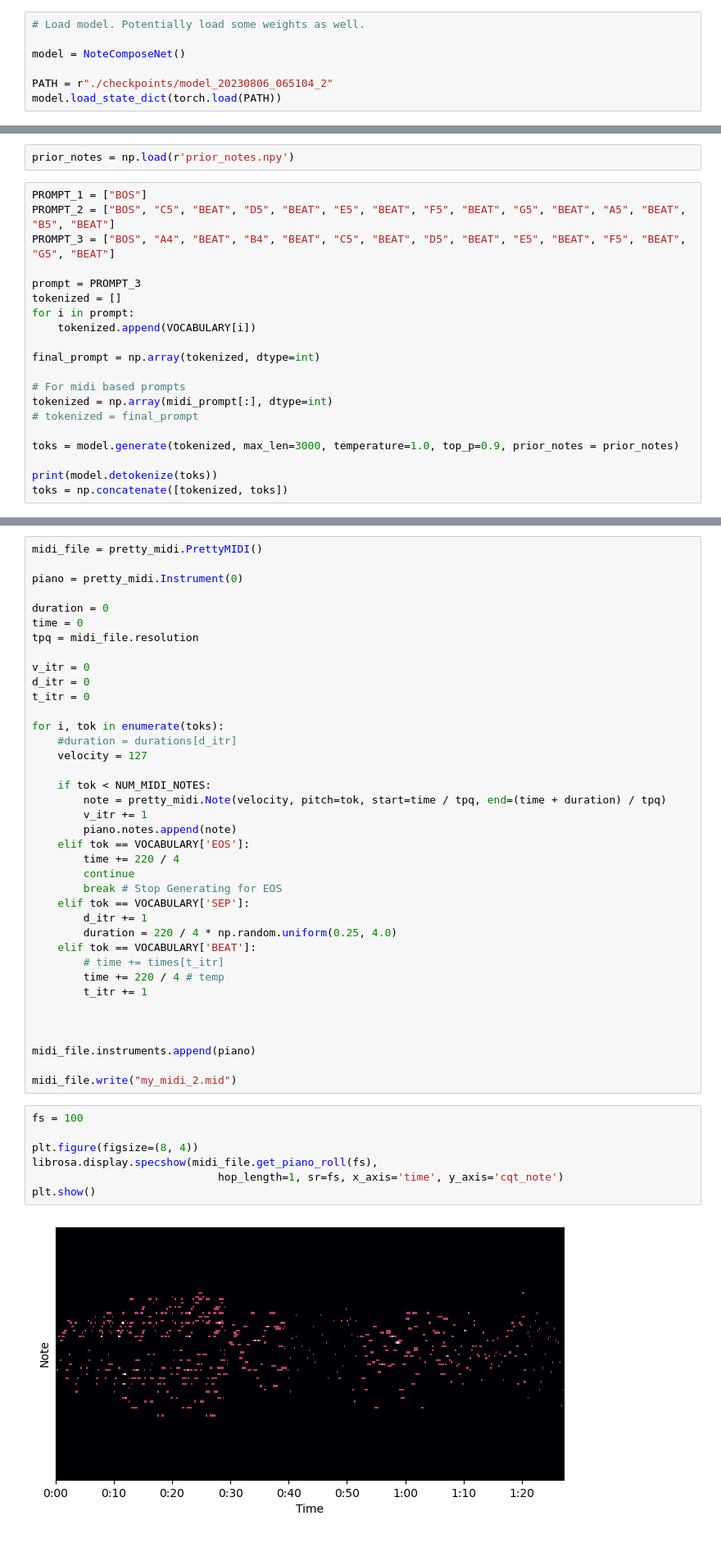
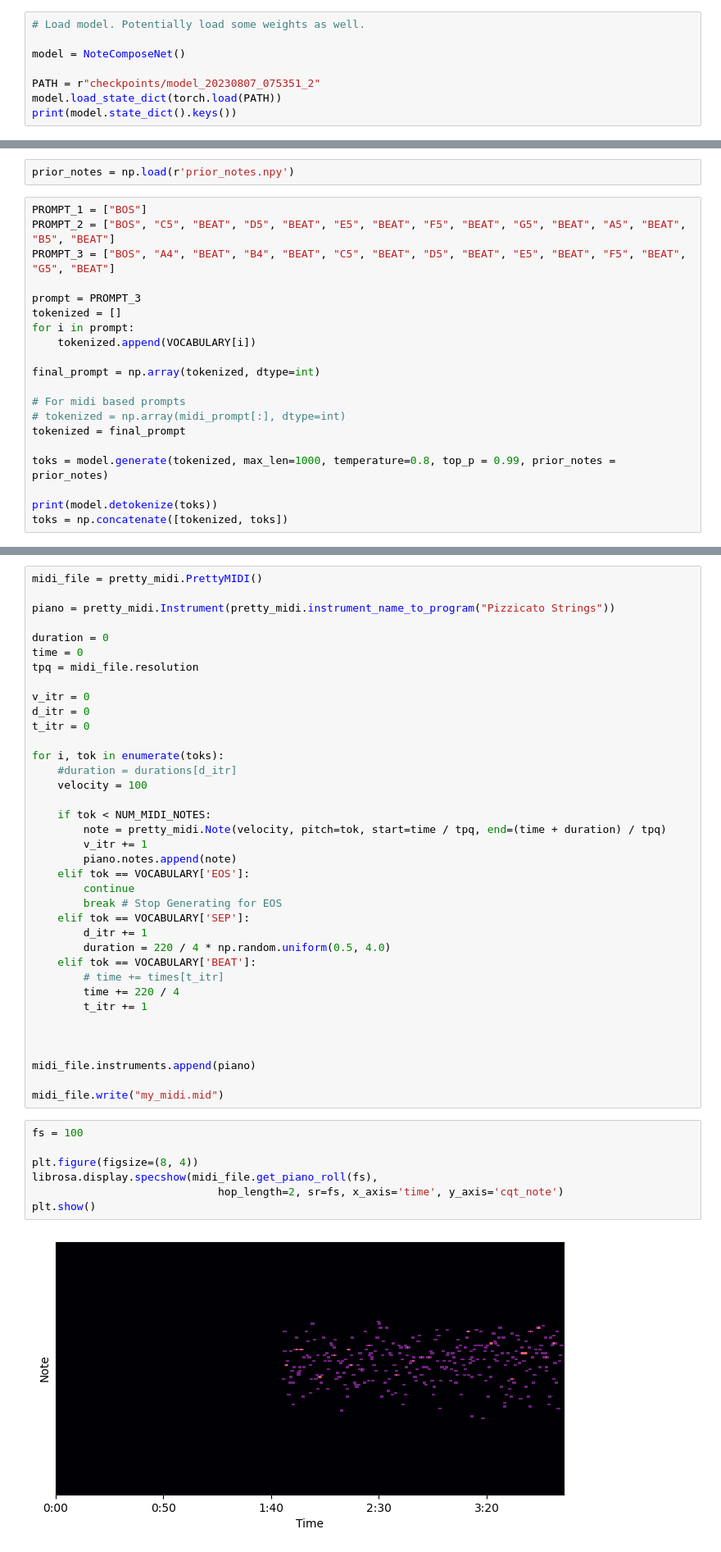
Before and after one commit to TheRealAnonymous008/ML-Playground, a Jupyter notebook: Composer/gen.ipynb, the cells around one changed output, grey strips where cells are left out. Shown at 82% size. Drawn from its saved outputs; the diff is of its cells as text.

```diff
--- a/Composer/gen.ipynb
+++ b/Composer/gen.ipynb
@@ -21,6 +21,7 @@ SKIP_EOS = True # If true, ignores any EOS tokens
 
 model = NoteComposeNet()
 
-PATH = r"./checkpoints/model_20230806_065104_2"
+PATH = r"checkpoints/model_20230807_075351_2"
 model.load_state_dict(torch.load(PATH))
+print(model.state_dict().keys())
 # %% [output]
@@ -50,10 +51,10 @@ for i in prompt:
 final_prompt = np.array(tokenized, dtype=int)
 
 # For midi based prompts
-tokenized = np.array(midi_prompt[:], dtype=int)
-# tokenized = final_prompt
+# tokenized = np.array(midi_prompt[:], dtype=int)
+tokenized = final_prompt
 
-toks = model.generate(tokenized, max_len=3000, temperature=1.0, top_p=0.9, prior_notes = prior_notes)
+toks = model.generate(tokenized, max_len=1000, temperature=0.8, top_p = 0.99, prior_notes = prior_notes)
 
 print(model.detokenize(toks))
 toks = np.concatenate([tokenized, toks])
@@ -62,7 +63,7 @@ TypeError: NoteComposeNet.generate() got an unexpected keyword argument 'top_p'
 # %%
 midi_file = pretty_midi.PrettyMIDI()
 
-piano = pretty_midi.Instrument(0)
+piano = pretty_midi.Instrument(pretty_midi.instrument_name_to_program("Pizzicato Strings"))
 
 duration = 0
 time = 0
@@ -74,38 +75,37 @@ t_itr = 0
 
 for i, tok in enumerate(toks):
     #duration = durations[d_itr]
-    velocity = 127
+    velocity = 100
 
     if tok < NUM_MIDI_NOTES:
         note = pretty_midi.Note(velocity, pitch=tok, start=time / tpq, end=(time + duration) / tpq)
         v_itr += 1
         piano.notes.append(note)
     elif tok == VOCABULARY['EOS']:
-        time += 220 / 4
         continue
         break # Stop Generating for EOS
     elif tok == VOCABULARY['SEP']:
         d_itr += 1
-        duration = 220 / 4 * np.random.uniform(0.25, 4.0)
+        duration = 220 / 4 * np.random.uniform(0.5, 4.0)
     elif tok == VOCABULARY['BEAT']:
         # time += times[t_itr]
-        time += 220 / 4 # temp
+        time += 220 / 4
         t_itr += 1
 
 
 
 midi_file.instruments.append(piano)
 
-midi_file.write("my_midi_2.mid")
+midi_file.write("my_midi.mid")
 # %%
 fs = 100
 
 plt.figure(figsize=(8, 4))
 librosa.display.specshow(midi_file.get_piano_roll(fs),
-                             hop_length=1, sr=fs, x_axis='time', y_axis='cqt_note')
+                             hop_length=2, sr=fs, x_axis='time', y_axis='cqt_note')
 plt.show()
 # %% [output]
-[figure, old version]
+[figure, new version]
 # %% [markdown]
 # Post Analysis
 
```
Also changed, not shown: parts of 9 cells of this notebook, 2 other files.
